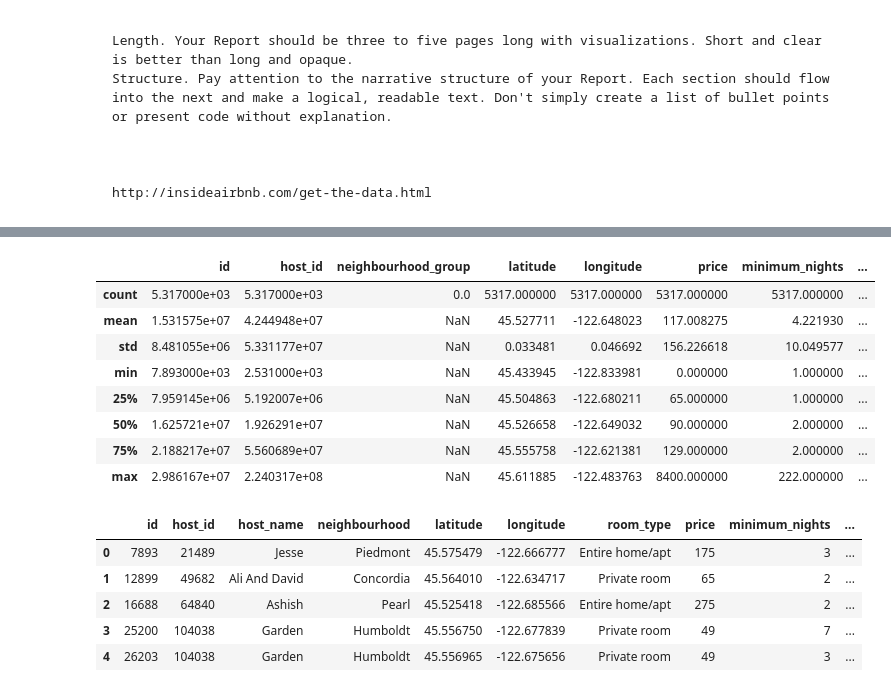
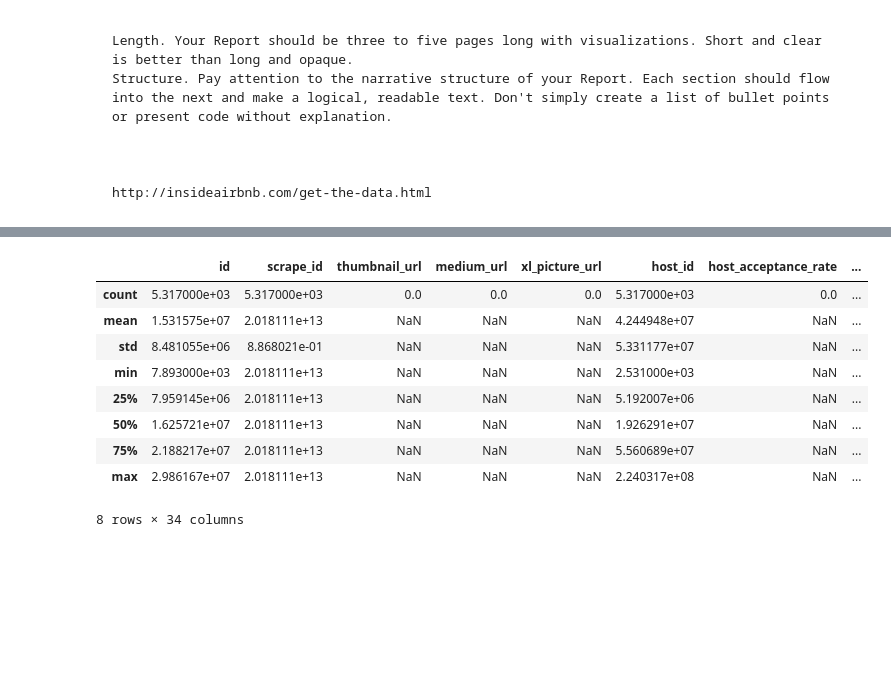
Before and after one commit to mahmoudheshmat/learn-datascience, a Jupyter notebook: Fundamentals/4.2.2 Analytic Report and Research Proposal - airbnb.ipynb, the cells around one changed output, grey strips where cells are left out. Cells and saved outputs as stored; diff of their text form; code cells hidden in the pictures; blank space fills up the shorter version.

```diff
--- a/Fundamentals/4.2.2 Analytic Report and Research Proposal - airbnb.ipynb
+++ b/Fundamentals/4.2.2 Analytic Report and Research Proposal - airbnb.ipynb
@@ -28,4 +120,4 @@ import scipy.stats as stats
 # %%
-df = pd.read_csv('airbnb_listings.csv')
-df.head()
+full_OR_airbnb = pd.read_csv('listings.csv.gz', compression='gzip')
+full_OR_airbnb.head()
 # %% [output]
@@ -38,12 +151,13 @@ df.head()
 # %%
-df.describe()
+full_OR_airbnb.describe()
 # %% [output]
-|  | id | host_id | neighbourhood_group | latitude | longitude | price | minimum_nights | ... |
-| count | 5.317000e+03 | 5.317000e+03 | 0.0 | 5317.000000 | 5317.000000 | 5317.000000 | 5317.000000 | ... |
-| mean | 1.531575e+07 | 4.244948e+07 | NaN | 45.527711 | -122.648023 | 117.008275 | 4.221930 | ... |
-| std | 8.481055e+06 | 5.331177e+07 | NaN | 0.033481 | 0.046692 | 156.226618 | 10.049577 | ... |
-| min | 7.893000e+03 | 2.531000e+03 | NaN | 45.433945 | -122.833981 | 0.000000 | 1.000000 | ... |
-| 25% | 7.959145e+06 | 5.192007e+06 | NaN | 45.504863 | -122.680211 | 65.000000 | 1.000000 | ... |
-| 50% | 1.625721e+07 | 1.926291e+07 | NaN | 45.526658 | -122.649032 | 90.000000 | 2.000000 | ... |
-| 75% | 2.188217e+07 | 5.560689e+07 | NaN | 45.555758 | -122.621381 | 129.000000 | 2.000000 | ... |
-| max | 2.986167e+07 | 2.240317e+08 | NaN | 45.611885 | -122.483763 | 8400.000000 | 222.000000 | ... |
+|  | id | scrape_id | thumbnail_url | medium_url | xl_picture_url | host_id | host_acceptance_rate | ... |
+| count | 5.317000e+03 | 5.317000e+03 | 0.0 | 0.0 | 0.0 | 5.317000e+03 | 0.0 | ... |
+| mean | 1.531575e+07 | 2.018111e+13 | NaN | NaN | NaN | 4.244948e+07 | NaN | ... |
+| std | 8.481055e+06 | 8.868021e-01 | NaN | NaN | NaN | 5.331177e+07 | NaN | ... |
+| min | 7.893000e+03 | 2.018111e+13 | NaN | NaN | NaN | 2.531000e+03 | NaN | ... |
+| 25% | 7.959145e+06 | 2.018111e+13 | NaN | NaN | NaN | 5.192007e+06 | NaN | ... |
+| 50% | 1.625721e+07 | 2.018111e+13 | NaN | NaN | NaN | 1.926291e+07 | NaN | ... |
+| 75% | 2.188217e+07 | 2.018111e+13 | NaN | NaN | NaN | 5.560689e+07 | NaN | ... |
+| max | 2.986167e+07 | 2.018111e+13 | NaN | NaN | NaN | 2.240317e+08 | NaN | ... |
+8 rows × 34 columns
@@ -52,9 +163,0 @@ df = df.drop(columns=['neighbourhood_group', 'name', 'last_review'])
-# %%
-df.head()
-# %% [output]
-|  | id | host_id | host_name | neighbourhood | latitude | longitude | room_type | price | minimum_nights | ... |
-| 0 | 7893 | 21489 | Jesse | Piedmont | 45.575479 | -122.666777 | Entire home/apt | 175 | 3 | ... |
-| 1 | 12899 | 49682 | Ali And David | Concordia | 45.564010 | -122.634717 | Private room | 65 | 2 | ... |
-| 2 | 16688 | 64840 | Ashish | Pearl | 45.525418 | -122.685566 | Entire home/apt | 275 | 2 | ... |
-| 3 | 25200 | 104038 | Garden | Humboldt | 45.556750 | -122.677839 | Private room | 49 | 7 | ... |
-| 4 | 26203 | 104038 | Garden | Humboldt | 45.556965 | -122.675656 | Private room | 49 | 3 | ... |
```
Also changed, not shown: parts of 12 cells of this notebook, 5 other files.
